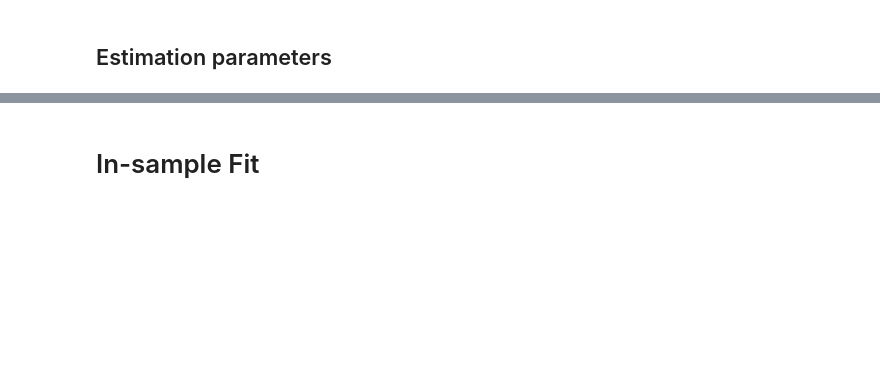
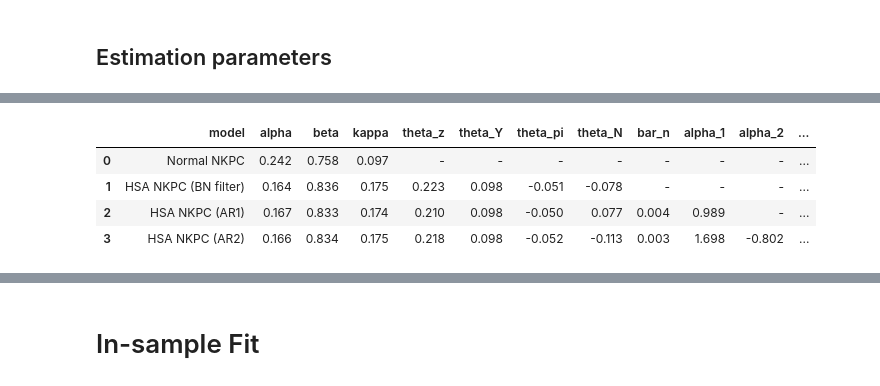
Before and after one commit to Ichikawa-Satoshi/NKPC_HSA_MCMC, a Jupyter notebook: code/main.ipynb, the cells around one changed output, grey strips where cells are left out. Saved outputs shown, nothing was run; the diff lists cells and outputs as text; code cells hidden in the pictures; blank space fills up the shorter version.

```diff
--- a/code/main.ipynb
+++ b/code/main.ipynb
@@ -976,0 +600,90 @@ display(cmp[['elpd_waic','p_waic']])
+# %%
+dict_idata = {'Normal NKPC':idata_0, 'HSA NKPC (BN filter)':idata_1, 'HSA NKPC (AR1)':idata_2,'HSA NKPC (AR2)':idata_3}
+params = ["alpha","beta", "kappa", "theta_z", "theta_Y", "theta_pi", "theta_N",'bar_n', 'alpha_1', "alpha_2", "sigma_eps", "sigma_eta", 'sigma_e' , "sigma_u", "sigma_v"]
+df_list = []
+for model_name, idata in dict_idata.items():
+    row = {"model": model_name}
+    available_params = list(idata.posterior.data_vars)
+    for param in params:
+        if param in available_params:
+            summary = az.summary(idata, var_names=[param], kind="stats")
+            if param in summary.index:
+                row[param] = f"{summary.loc[param, 'mean']:.3f}"
+            else:
+                row[param] = "-"
+        else:
+            row[param] = "-"
+    df_list.append(row)
+
+summary_df = pd.DataFrame(df_list)
+display(summary_df)
+
+# var = pd.DataFrame({
+#     "Variable": ["π", "Yhat", "Nhat", "E[πₜ₊₁]"],
+#     "Variance": [
+#         np.var(pi),
+#         np.var(Y),
+#         np.var(N_hat),
+#         np.var(pi_expect)
+#     ]
+# })
+# display(var)
+
+# z_data = pd.DataFrame()
+# z_data["DATE"] = data["DATE"]
+# z_data["z_mean_2"] = z_mean_1
+# z_var = pd.DataFrame({
+#     "Model": ["Model 1", "Model 2", "Model 3", "Model 4", "Model 5"],
+#     "Variance of Z": [
+#         np.var(z_mean_1),
+#         np.var(z_mean_2),
+#         np.var(z_mean_3),
+#         np.var(z_mean_4),
+#         np.var(z_mean_5),
+
+#     ]
+# })
+# display(z_var)
+
+
+
+# coeff = pd.DataFrame({
+#     "Variable": [
+#         "Cov(N, Y)"
+#     ],
+#     "Correlation": [
+#         np.corrcoef(N_hat, data["Y"])[0, 1]
+#     ]
+# })
+# display(coeff)
+
+
+# coeff_zY = pd.DataFrame({
+#     "Model": ["Model 1", "Model 2", "Model 3", "Model 4", "Model 5"],
+#     "Cov(z, Y)": [
+#         np.corrcoef(z_mean_1, data["Y"])[0, 1],
+#         np.corrcoef(z_mean_2, data["Y"])[0, 1],
+#         np.corrcoef(z_mean_3, data["Y"])[0, 1],
+#         np.corrcoef(z_mean_4, data["Y"])[0, 1],
+#         np.corrcoef(z_mean_5, data["Y"])[0, 1]
+#     ]
+# })
+# display(coeff_zY)
+
+# coeff_zN = pd.DataFrame({
+#     "Model": ["Model 1", "Model 2", "Model 3", "Model 4", "Model 5"],
+#     "Cov(z, N)": [
+#         np.corrcoef(z_mean_1, N_hat_mean_1)[0, 1],
+#         np.corrcoef(z_mean_2, N_hat_mean_2)[0, 1],
+#         np.corrcoef(z_mean_3, N_hat)[0, 1],
+#         np.corrcoef(z_mean_4, N_hat_mean_4)[0, 1],
+#         np.corrcoef(z_mean_5, N_hat_mean_5)[0, 1],
+#     ]
+# })
+# display(coeff_zN)
+# %% [output]
+|  | model | alpha | beta | kappa | theta_z | theta_Y | theta_pi | theta_N | bar_n | alpha_1 | alpha_2 | ... |
+| 0 | Normal NKPC | 0.242 | 0.758 | 0.097 | - | - | - | - | - | - | - | ... |
+| 1 | HSA NKPC (BN filter) | 0.164 | 0.836 | 0.175 | 0.223 | 0.098 | -0.051 | -0.078 | - | - | - | ... |
+| 2 | HSA NKPC (AR1) | 0.167 | 0.833 | 0.174 | 0.210 | 0.098 | -0.050 | 0.077 | 0.004 | 0.989 | - | ... |
+| 3 | HSA NKPC (AR2) | 0.166 | 0.834 | 0.175 | 0.218 | 0.098 | -0.052 | -0.113 | 0.003 | 1.698 | -0.802 | ... |
```
Also changed, not shown: parts of 62 cells of this notebook, 7 other files.
